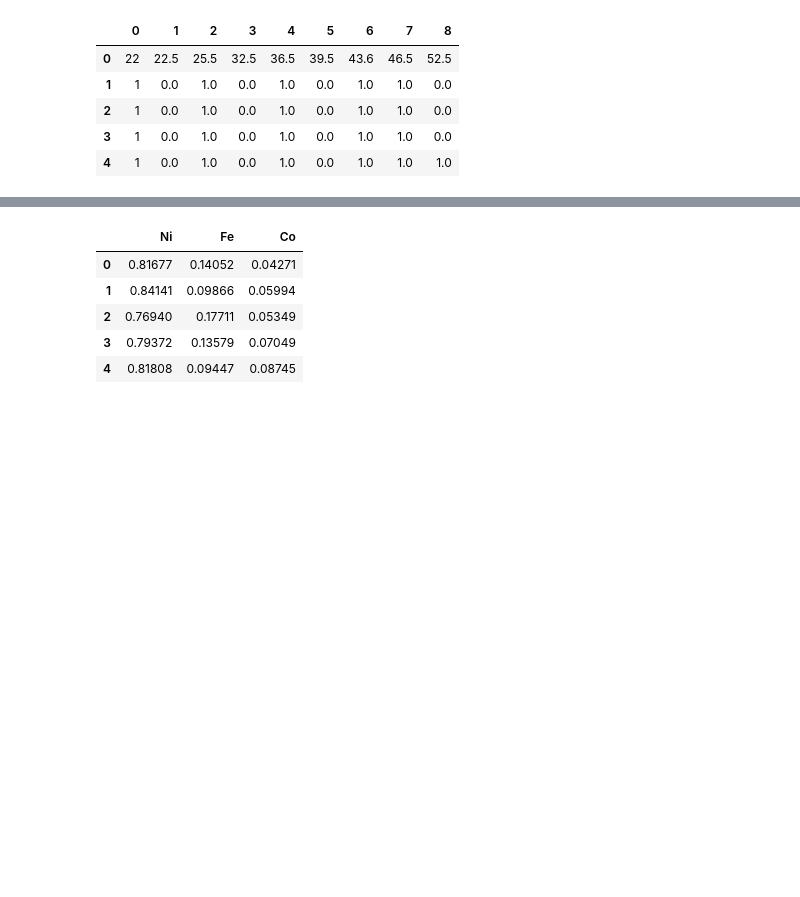
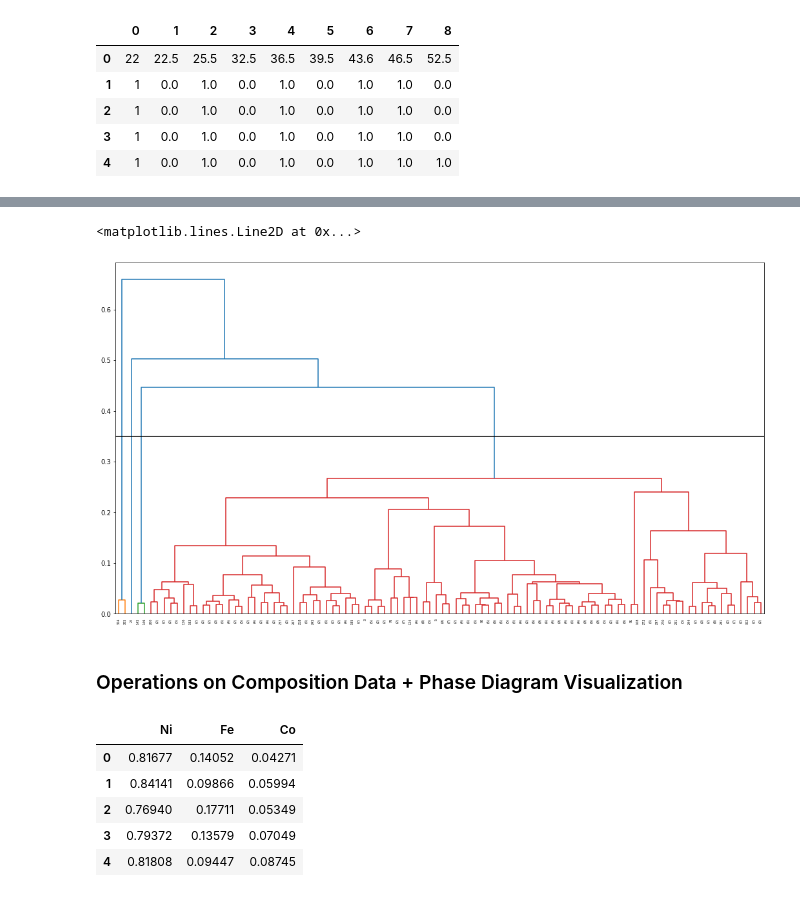
Before and after one commit to Yara-SK/Fe-Co-Ni_Phase_Diagram_Calculation, a Jupyter notebook: XRD_Analysis.ipynb, the cells around one changed output, grey strips where cells are left out. Saved outputs shown, nothing was run; the diff lists cells and outputs as text; code cells hidden in the pictures; blank space fills up the shorter version.

```diff
--- a/XRD_Analysis.ipynb
+++ b/XRD_Analysis.ipynb
@@ -79,0 +95,6 @@ len(y_dist), len(y_link), len(y_clusters)
+# %%
+# Calculating values for original dataset
+y_dist_4k, y_link_4k, y_clusters_4k = outputCluster(y, 'cosine', 'average', 6)
+print('The shape of simplified data: {}'.format(y.shape))
+print('Distance Matrix shape: {}, Linkage Matrix Shape: {}'.format(y_dist_4k.shape, y_link_4k.shape))
+print('Total amount of Clusters: {}'.format(y_clusters_4k.shape))
@@ -84,0 +116,11 @@ dn = dendrogram(y_link, truncate_mode='lastp')
+# %%
+# Plotting original data dendrogram
+fig = plt.figure(figsize=(18, 10))
+
+dn = dendrogram(y_link_4k, truncate_mode='lastp', color_threshold=0.35, p=100)
+plt.axhline(y=0.35, c='k')
+# %% [output]
+<matplotlib.lines.Line2D at 0x...>
+[figure, added]
+# %% [markdown]
+### Operations on Composition Data + Phase Diagram Visualization
```
Also changed, not shown: parts of 28 cells of this notebook.
